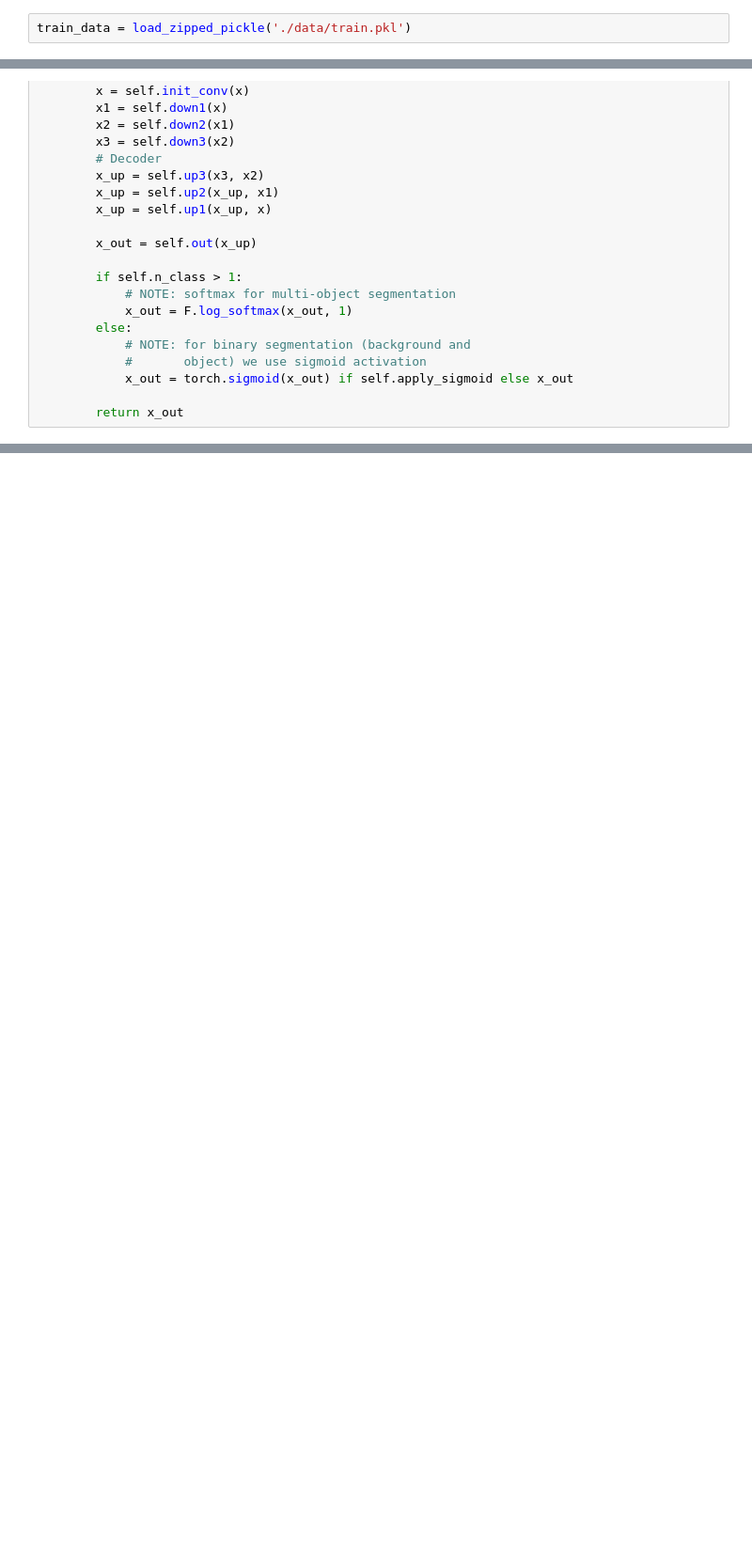
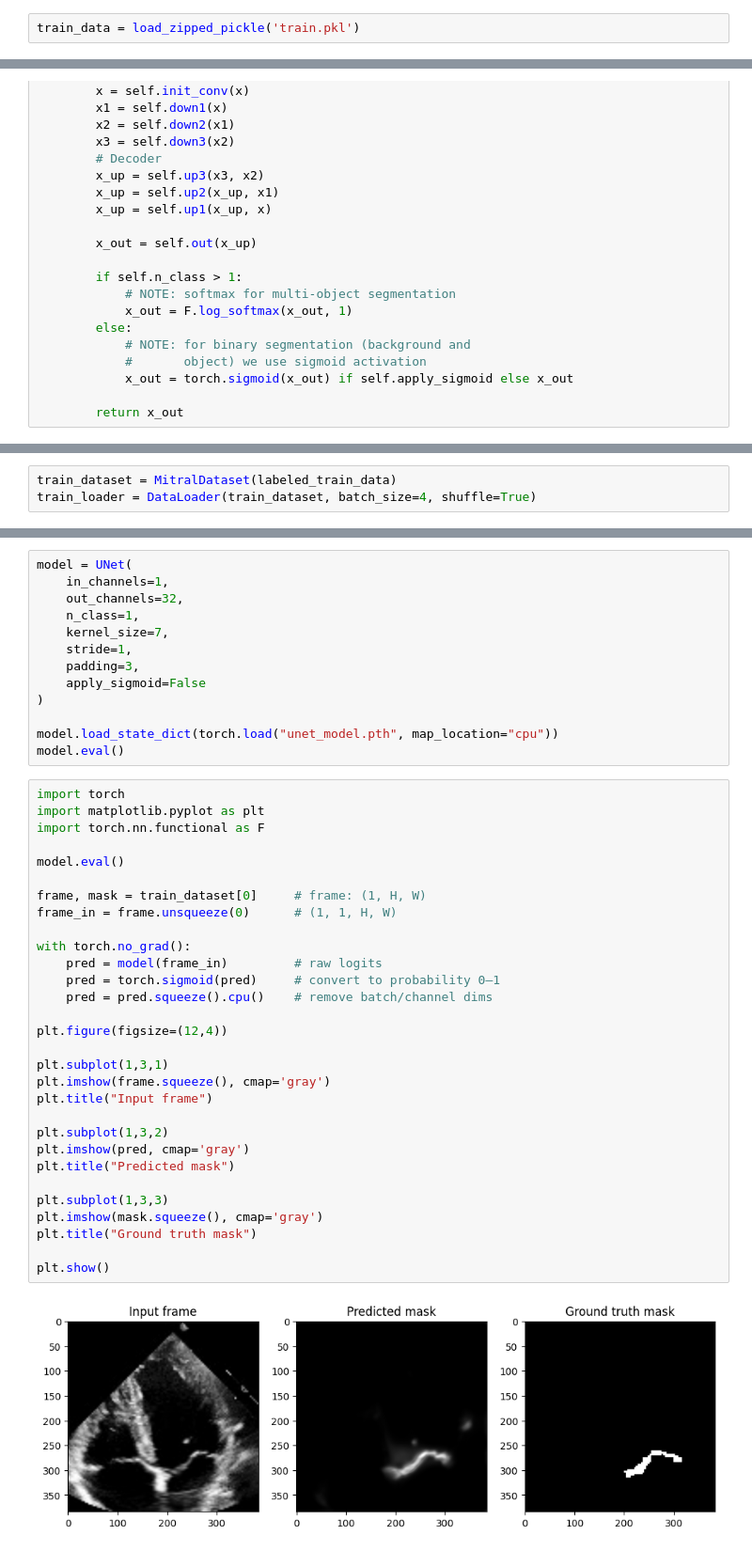
Before and after one commit to lambione/ETH-KAGGLE-COMPETITIONS-AML, a Jupyter notebook: PROJECT_2/unet_training.ipynb, the cells around one changed output, grey strips where cells are left out. Shown at 94% size. Drawn from its saved outputs; the diff is of its cells as text; blank space fills up the shorter version.

Commit message:
Full training pipeline with U-nets

```diff
--- a/PROJECT_2/unet_training.ipynb
+++ b/PROJECT_2/unet_training.ipynb
@@ -24,7 +25,7 @@ def load_zipped_pickle(filename):
         loaded_object = pickle.load(f)
         return loaded_object
 # %%
-train_data = load_zipped_pickle('./data/train.pkl')
+train_data = load_zipped_pickle('train.pkl')
 # %% [markdown]
 ## Extracting labeled frames
 # %% [markdown]
@@ -222,0 +215,3 @@ plt.imshow((torch.sigmoid(last_output)>prob_thresh).squeeze(0).squeeze(0).detach
+# %%
+train_dataset = MitralDataset(labeled_train_data)
+train_loader = DataLoader(train_dataset, batch_size=4, shuffle=True)
@@ -222,0 +261,45 @@ plt.imshow((torch.sigmoid(last_output)>prob_thresh).squeeze(0).squeeze(0).detach
+# %%
+model = UNet(
+    in_channels=1,
+    out_channels=32,
+    n_class=1,
+    kernel_size=7,
+    stride=1,
+    padding=3,
+    apply_sigmoid=False
+)
+
+model.load_state_dict(torch.load("unet_model.pth", map_location="cpu"))
+model.eval()
+# %%
+import torch
+import matplotlib.pyplot as plt
+import torch.nn.functional as F
+
+model.eval()
+
+frame, mask = train_dataset[0]     # frame: (1, H, W)
+frame_in = frame.unsqueeze(0)      # (1, 1, H, W)
+
+with torch.no_grad():
+    pred = model(frame_in)         # raw logits
+    pred = torch.sigmoid(pred)     # convert to probability 0–1
+    pred = pred.squeeze().cpu()    # remove batch/channel dims
+
+plt.figure(figsize=(12,4))
+
+plt.subplot(1,3,1)
+plt.imshow(frame.squeeze(), cmap='gray')
+plt.title("Input frame")
+
+plt.subplot(1,3,2)
+plt.imshow(pred, cmap='gray')
+plt.title("Predicted mask")
+
+plt.subplot(1,3,3)
+plt.imshow(mask.squeeze(), cmap='gray')
+plt.title("Ground truth mask")
+
+plt.show()
+# %% [output]
+[figure, added]
```
Also changed, not shown: parts of 15 cells of this notebook.
